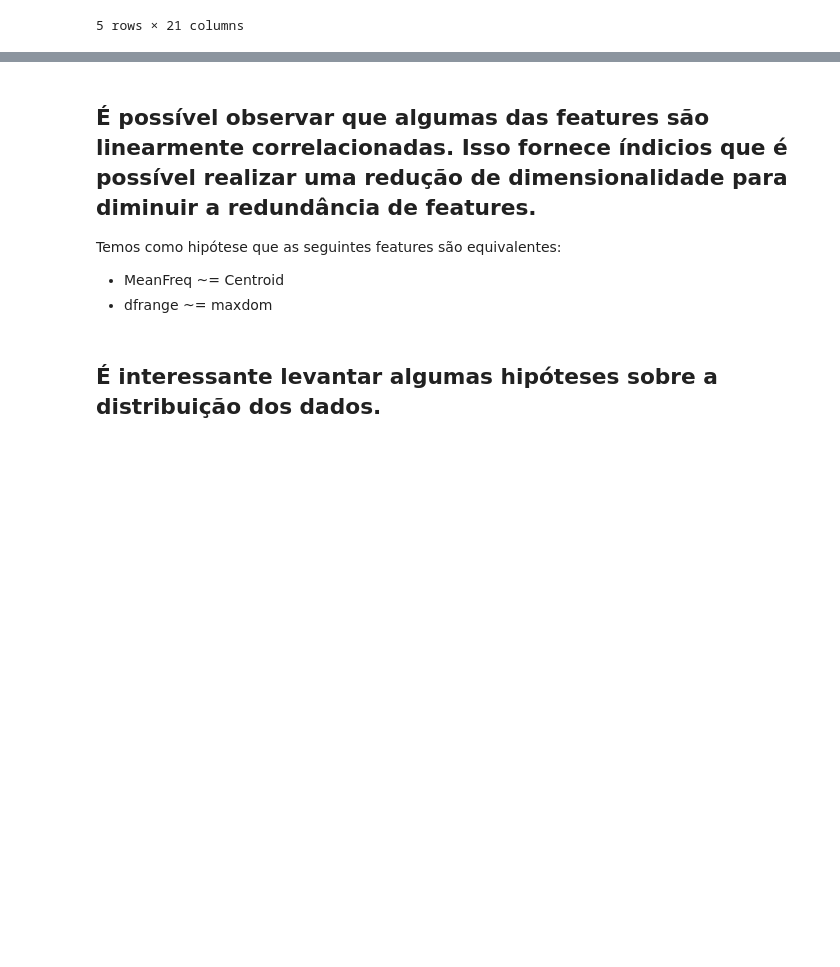
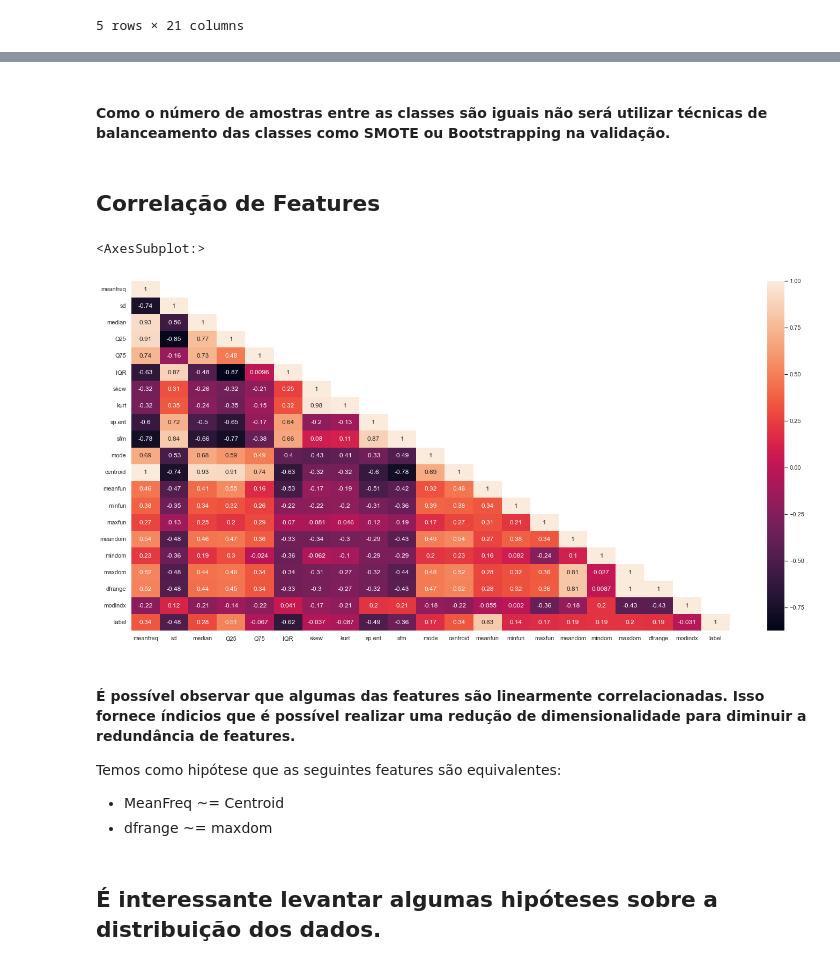
Before and after one commit to pradolucas/voice-classification, a Jupyter notebook: src/job.ipynb, the cells around one changed output, grey strips where cells are left out. Cells and saved outputs as stored; diff of their text form; code cells hidden in the pictures; blank space fills up the shorter version.

```diff
--- a/src/job.ipynb
+++ b/src/job.ipynb
@@ -54,5 +72,20 @@ sns.heatmap(data=cor_mat,mask=mask,annot=True,cbar=True)
+# %% [markdown]
+#### Como o número de amostras entre as classes são iguais não será utilizar técnicas de balanceamento das classes como SMOTE ou Bootstrapping na validação.
+# %% [markdown]
+## Correlação de Features
+# %%
+sns.set(style='whitegrid',color_codes=True)
+cor_mat= df.corr(method='pearson')
+mask = np.array(cor_mat)
+mask[np.tril_indices_from(mask)] = False ## triangular inferior
+fig=plt.gcf()
+fig.set_size_inches(25,12)
+sns.heatmap(data=cor_mat,mask=mask,annot=True,cbar=True)
+# %% [output]
+<AxesSubplot:>
+[figure, added]
 # %% [markdown]
-## É possível observar que algumas das features são linearmente correlacionadas. Isso fornece índicios que é possível realizar uma redução de dimensionalidade para diminuir a redundância de features.
+#### É possível observar que algumas das features são linearmente correlacionadas. Isso fornece índicios que é possível realizar uma redução de dimensionalidade para diminuir a redundância de features.
 
 Temos como hipótese que as seguintes features são equivalentes:
 - MeanFreq ~= Centroid
```
Also changed, not shown: parts of 31 cells of this notebook.
